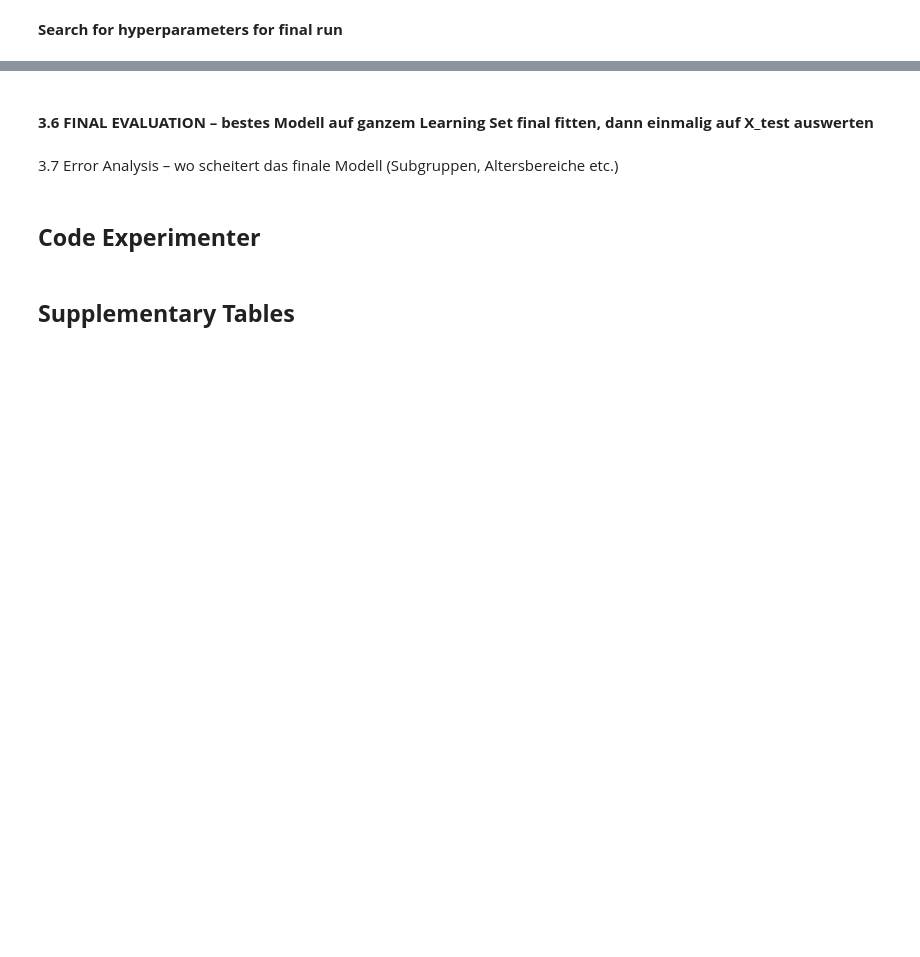
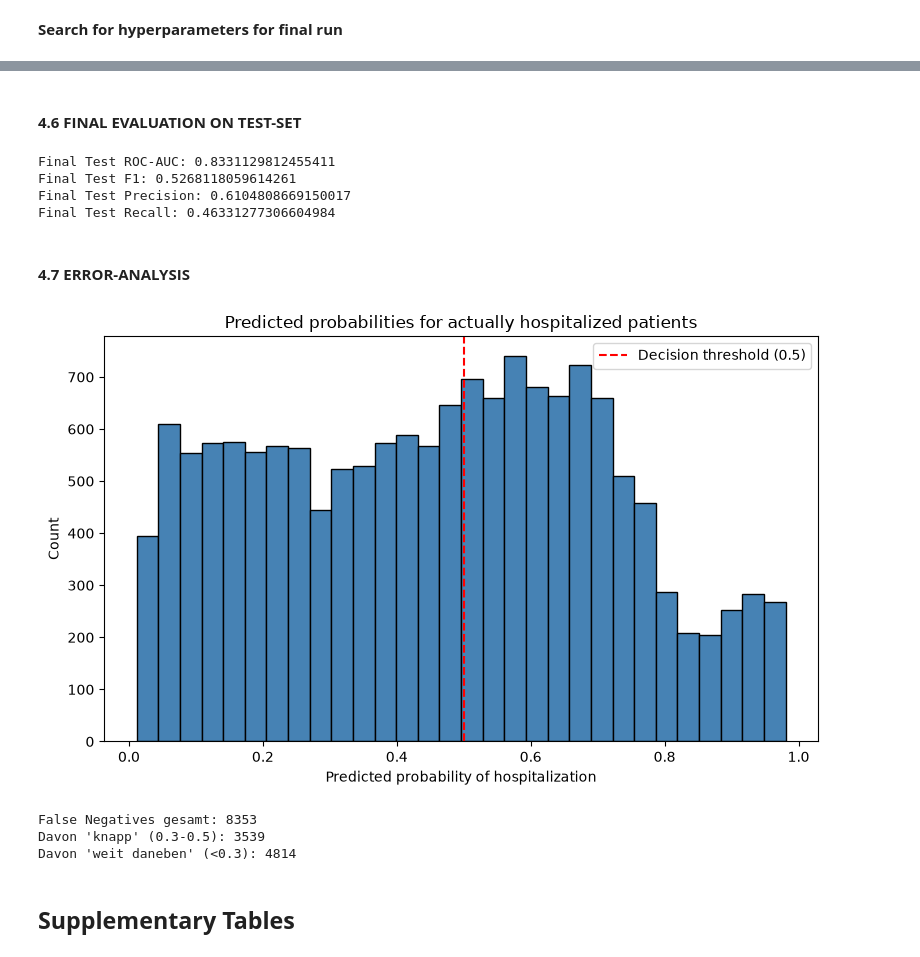
Before and after one commit to mateo-creates/machine-learning-project, a Jupyter notebook: project_notebook.ipynb, the cells around one changed output, grey strips where cells are left out. Drawn from its saved outputs; the diff is of its cells as text; code cells hidden in the pictures; blank space fills up the shorter version.

```diff
--- a/project_notebook.ipynb
+++ b/project_notebook.ipynb
@@ -582,11 +557,58 @@ KeyboardInterrupt:
 # %% [markdown]
-#### **3.6 FINAL EVALUATION – bestes Modell auf ganzem Learning Set final fitten, dann einmalig auf X_test auswerten**
+#### **4.6 FINAL EVALUATION ON TEST-SET**
 # %%
-#hi
+from sklearn.metrics import roc_auc_score, f1_score, precision_score, recall_score
+
+final_model = grid_search.best_estimator_
+
+y_test_proba = final_model.predict_proba(X_test)[:, 1]
+y_test_pred = final_model.predict(X_test)
+
+print("Final Test ROC-AUC:", roc_auc_score(y_test, y_test_proba))
+print("Final Test F1:", f1_score(y_test, y_test_pred))
+print("Final Test Precision:", precision_score(y_test, y_test_pred))
+print("Final Test Recall:", recall_score(y_test, y_test_pred))
+# %% [output]
+Final Test ROC-AUC: 0.8331129812455411
+Final Test F1: 0.5268118059614261
+Final Test Precision: 0.6104808669150017
+Final Test Recall: 0.46331277306604984
 # %% [markdown]
-3.7 Error Analysis – wo scheitert das finale Modell (Subgruppen, Altersbereiche etc.) <br>
+#### **4.7 ERROR-ANALYSIS**
-# %% [markdown]
-## **Code Experimenter**
+# %%
+import matplotlib.pyplot as plt
+
+# Wahrscheinlichkeiten nur für die tatsächlich HOSPITALISIERTEN Patienten (y_test == 1)
+proba_actual_positive = y_test_proba[y_test == 1]
+
+fig, ax = plt.subplots(figsize=(8, 5))
+ax.hist(proba_actual_positive, bins=30, color='steelblue', edgecolor='black')
+ax.axvline(0.5, color='red', linestyle='--', label='Decision threshold (0.5)')
+ax.set_xlabel('Predicted probability of hospitalization')
+ax.set_ylabel('Count')
+ax.set_title('Predicted probabilities for actually hospitalized patients')
+ax.legend()
+plt.tight_layout()
+plt.show()
+
+# Zusätzlich: wie viele False Negatives sind "knapp" (0.3-0.5) vs. "weit daneben" (<0.3)?
+false_negatives_proba = proba_actual_positive[proba_actual_positive < 0.5]
+print(f"False Negatives gesamt: {len(false_negatives_proba)}")
+print(f"Davon 'knapp' (0.3-0.5): {((false_negatives_proba >= 0.3) & (false_negatives_proba < 0.5)).sum()}")
+print(f"Davon 'weit daneben' (<0.3): {(false_negatives_proba < 0.3).sum()}")
+# import pandas as pd
+
+# importances = pd.Series(
+#     final_model.named_steps['model'].feature_importances_,
+#     index=X_test.columns
+# ).sort_values(ascending=False)
+
+# print(importances)
+# %% [output]
+[figure, added]
+False Negatives gesamt: 8353
+Davon 'knapp' (0.3-0.5): 3539
+Davon 'weit daneben' (<0.3): 4814
 # %% [markdown]
 ## **Supplementary Tables**
 # %% [markdown]
```
Also changed, not shown: parts of 30 cells of this notebook.
